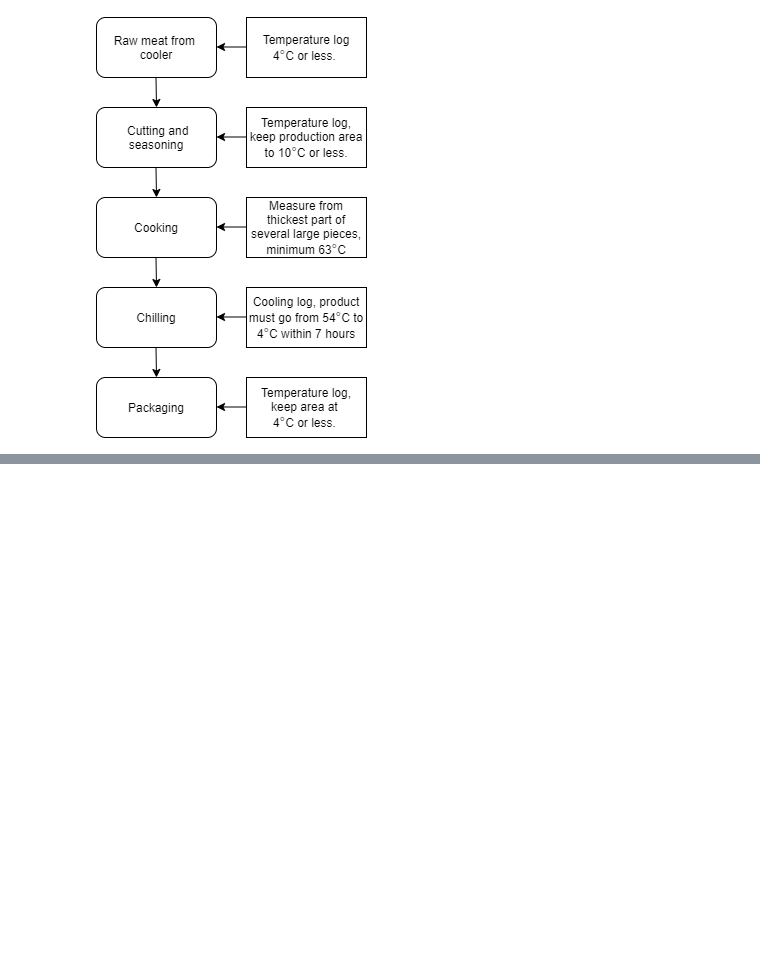
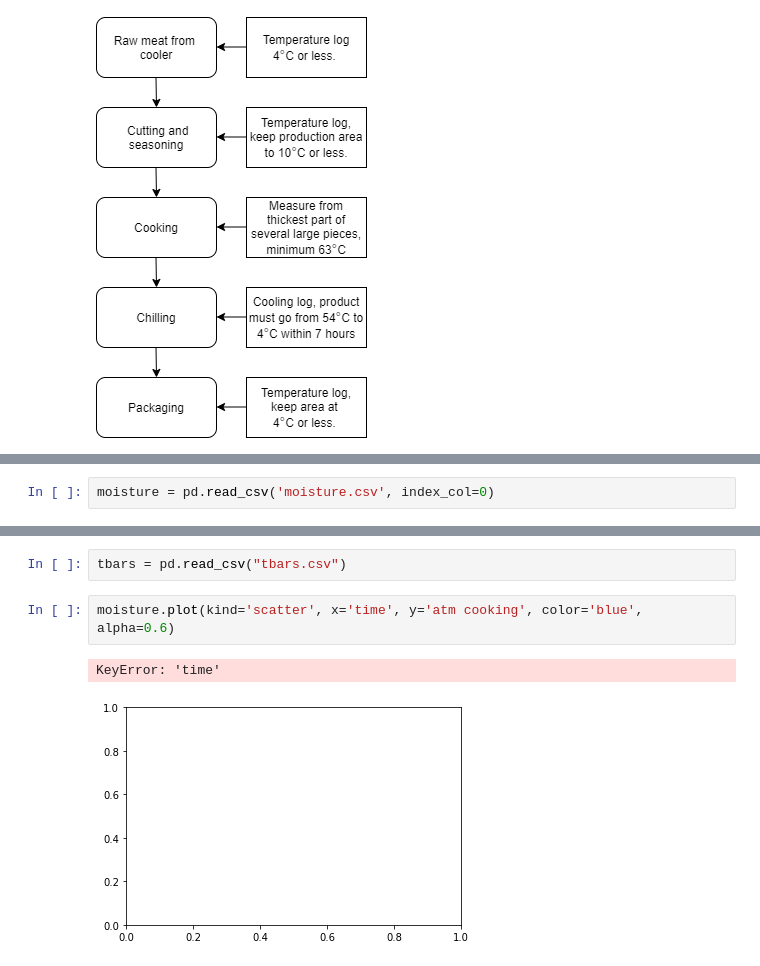
Before and after one commit to pristdata/prisdata.github.io, a Jupyter notebook: Notebooks/food_data_analysis.ipynb, the cells around one changed output, grey strips where cells are left out. Saved outputs shown, nothing was run; the diff lists cells and outputs as text; blank space fills up the shorter version.

```diff
--- a/Notebooks/food_data_analysis.ipynb
+++ b/Notebooks/food_data_analysis.ipynb
@@ -33,0 +70,2 @@ Image(filename='diagram.png')
+# %%
+moisture = pd.read_csv('moisture.csv', index_col=0)
@@ -33,0 +85,7 @@ Image(filename='diagram.png')
+# %%
+tbars = pd.read_csv("tbars.csv")
+# %%
+moisture.plot(kind='scatter', x='time', y='atm cooking', color='blue', alpha=0.6)
+# %% [output]
+KeyError: 'time'
+[figure, added]
```
Also changed, not shown: parts of 8 cells of this notebook, 4 other files.
